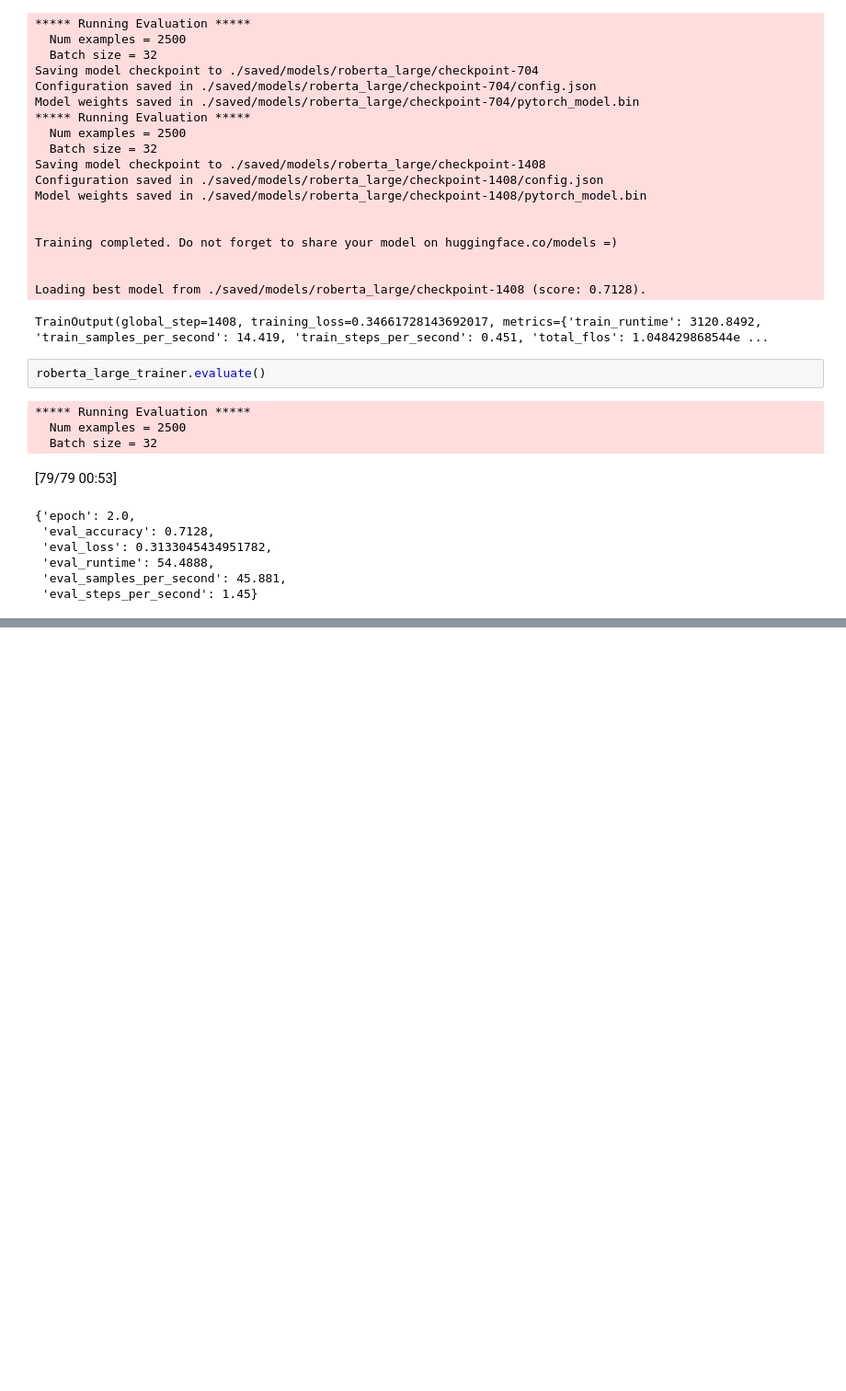
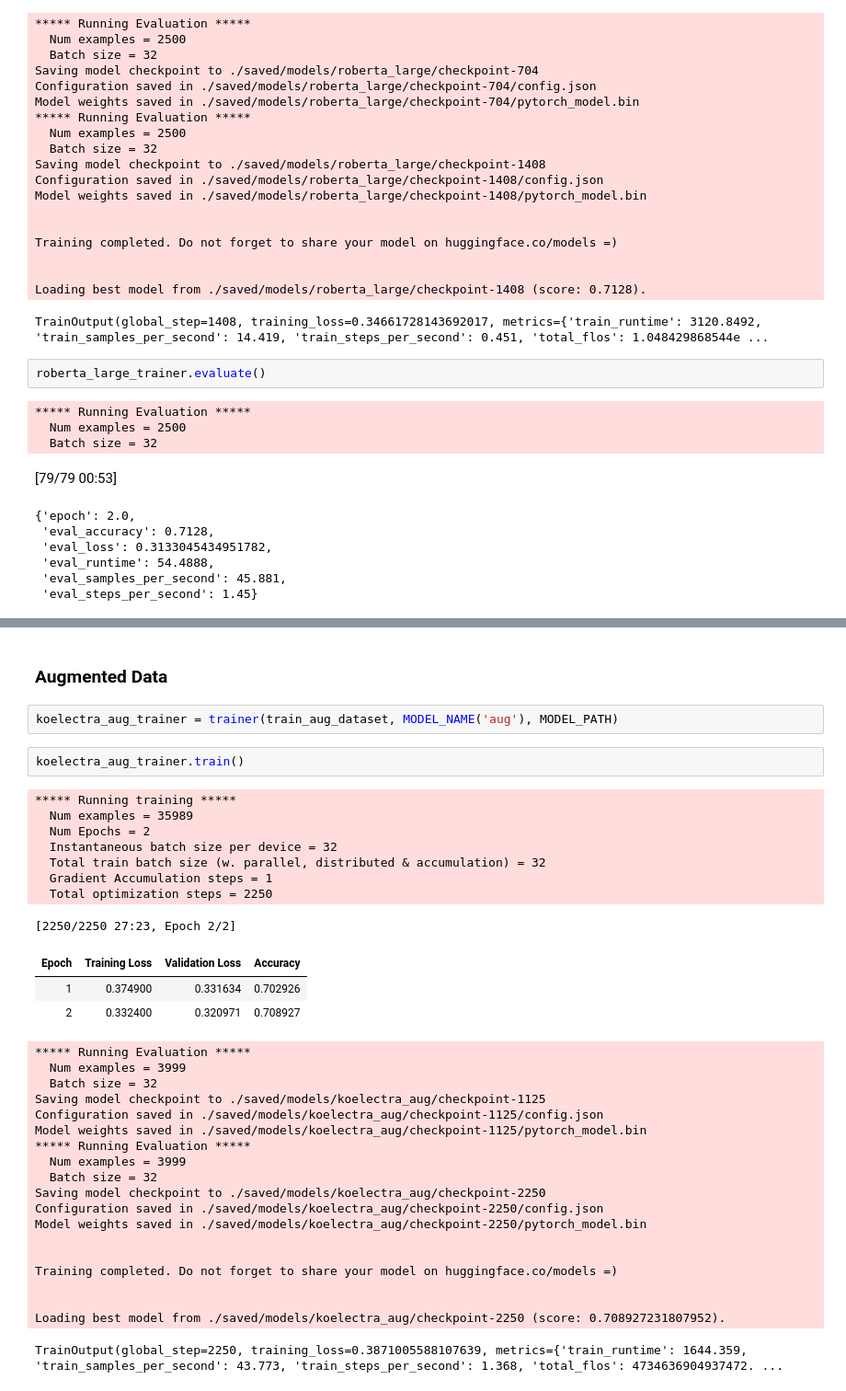
Before and after one commit to minyeamer/auto-raiting, a Jupyter notebook: notebooks/history.ipynb, the cells around one changed output, grey strips where cells are left out. Shown at 92% size. Cells and saved outputs as stored; diff of their text form; blank space fills up the shorter version.

```diff
--- a/notebooks/history.ipynb
+++ b/notebooks/history.ipynb
@@ -265,0 +295,37 @@ plt.show()
+# %% [markdown]
+### Augmented Data
+# %%
+koelectra_aug_trainer = trainer(train_aug_dataset, MODEL_NAME('aug'), MODEL_PATH)
+# %%
+koelectra_aug_trainer.train()
+# %% [output]
+***** Running training *****
+  Num examples = 35989
+  Num Epochs = 2
+  Instantaneous batch size per device = 32
+  Total train batch size (w. parallel, distributed & accumulation) = 32
+  Gradient Accumulation steps = 1
+  Total optimization steps = 2250
+[2250/2250 27:23, Epoch 2/2]
+| Epoch | Training Loss | Validation Loss | Accuracy |
+| 1 | 0.374900 | 0.331634 | 0.702926 |
+| 2 | 0.332400 | 0.320971 | 0.708927 |
+***** Running Evaluation *****
+  Num examples = 3999
+  Batch size = 32
+Saving model checkpoint to ./saved/models/koelectra_aug/checkpoint-1125
+Configuration saved in ./saved/models/koelectra_aug/checkpoint-1125/config.json
+Model weights saved in ./saved/models/koelectra_aug/checkpoint-1125/pytorch_model.bin
+***** Running Evaluation *****
+  Num examples = 3999
+  Batch size = 32
+Saving model checkpoint to ./saved/models/koelectra_aug/checkpoint-2250
+Configuration saved in ./saved/models/koelectra_aug/checkpoint-2250/config.json
+Model weights saved in ./saved/models/koelectra_aug/checkpoint-2250/pytorch_model.bin
+
+
+Training completed. Do not forget to share your model on huggingface.co/models =)
+
+
+Loading best model from ./saved/models/koelectra_aug/checkpoint-2250 (score: 0.708927231807952).
+TrainOutput(global_step=2250, training_loss=0.3871005588107639, metrics={'train_runtime': 1644.359, 'train_samples_per_second': 43.773, 'train_steps_per_second': 1.368, 'total_flos': 4734636904937472. ...
```
Also changed, not shown: parts of 14 cells of this notebook.
